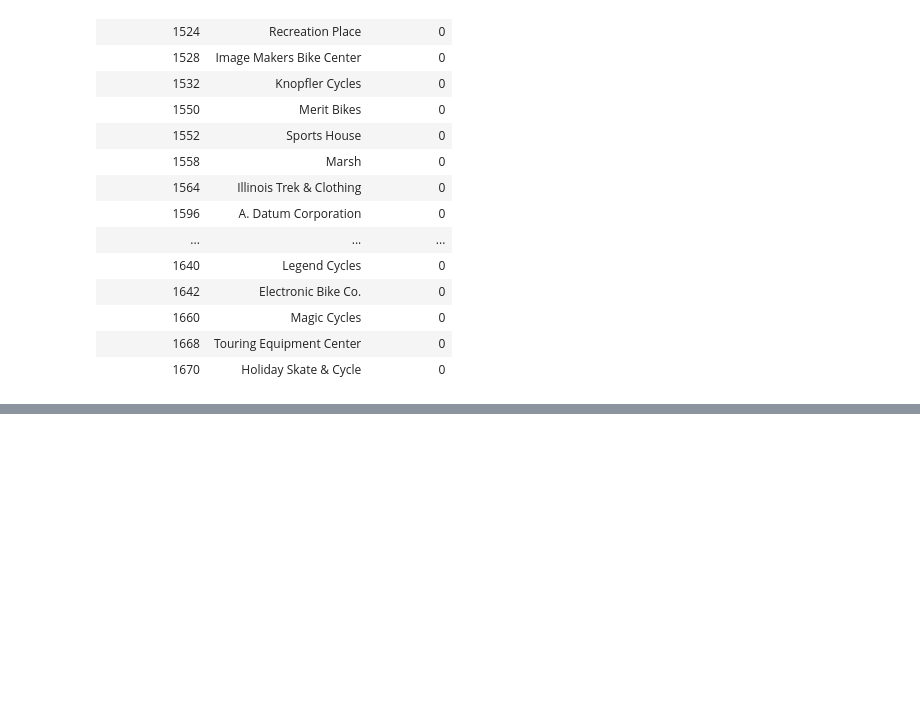
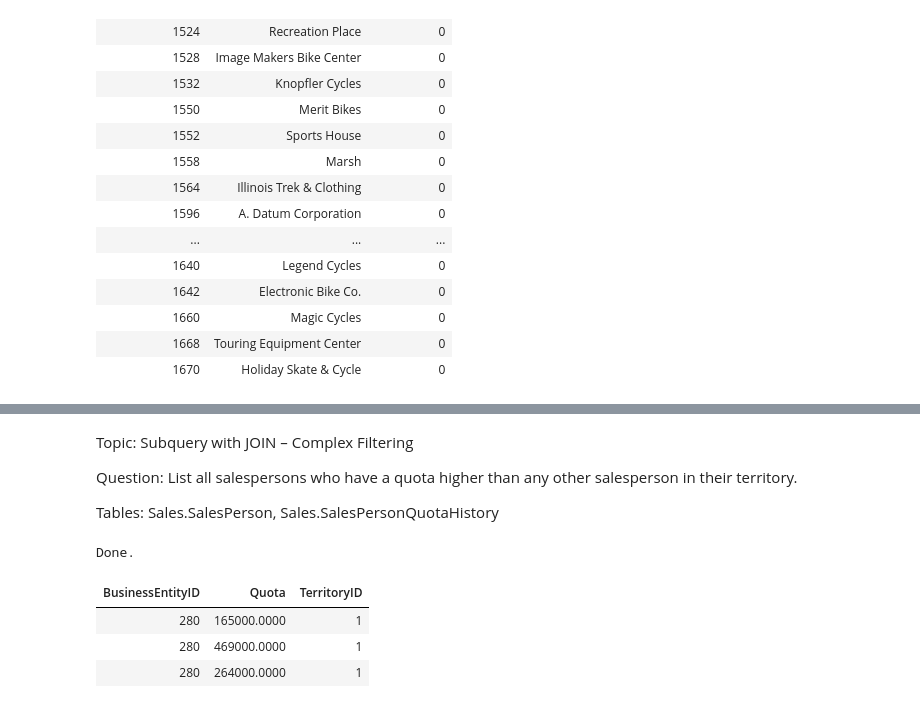
Before and after one commit to stephandoh/adventureworks2019-sql-tutorials, a Jupyter notebook: Subqueries.ipynb, the cells around one changed output, grey strips where cells are left out. Cells and saved outputs as stored; diff of their text form; code cells hidden in the pictures; blank space fills up the shorter version.

```diff
--- a/Subqueries.ipynb
+++ b/Subqueries.ipynb
@@ -307,0 +332,34 @@ Tables: Production.Product, Sales.SalesOrderDetail, Sales.SalesOrderHeader, Sale
+# %% [markdown]
+Topic: Subquery with JOIN – Complex Filtering
+
+Question:
+List all salespersons who have a quota higher than any other salesperson in their territory.
+
+Tables: Sales.SalesPerson, Sales.SalesPersonQuotaHistory
+# %%
+%%sql
+SELECT TOP 3  /* Displaying first 3 records to limit output */
+	SP.[BusinessEntityID],
+	SQH.SalesQuota Quota,
+	SP.TerritoryID
+FROM Sales.SalesPerson SP
+JOIN Sales.SalesPersonQuotaHistory SQH
+ON SP.BusinessEntityID = SQH.BusinessEntityID
+WHERE SP.TerritoryID IS NOT NULL
+AND SQH.SalesQuota > ANY
+	(
+	SELECT
+		SQH2.SalesQuota Quota
+	FROM Sales.SalesPerson SP2
+	JOIN Sales.SalesPersonQuotaHistory SQH2
+	ON SP2.BusinessEntityID = SQH2.BusinessEntityID
+	WHERE SP2.TerritoryID = SP.TerritoryID
+	AND SP2.BusinessEntityID != SP.BusinessEntityID
+	)
+ORDER BY SP.TerritoryID ASC;
+# %% [output]
+Done.
+| BusinessEntityID | Quota | TerritoryID |
+| 280 | 165000.0000 | 1 |
+| 280 | 469000.0000 | 1 |
+| 280 | 264000.0000 | 1 |
```
Also changed, not shown: parts of 12 cells of this notebook.
